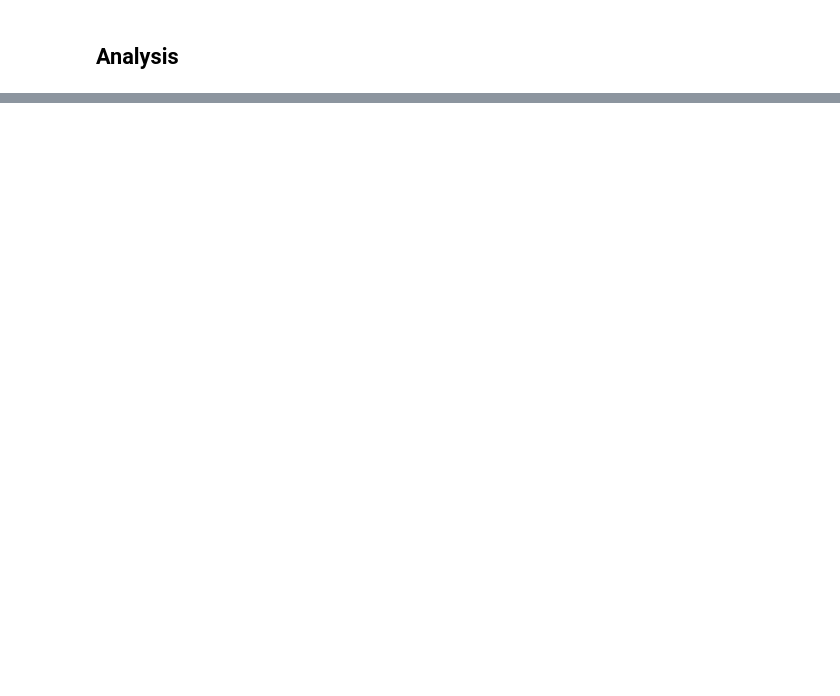
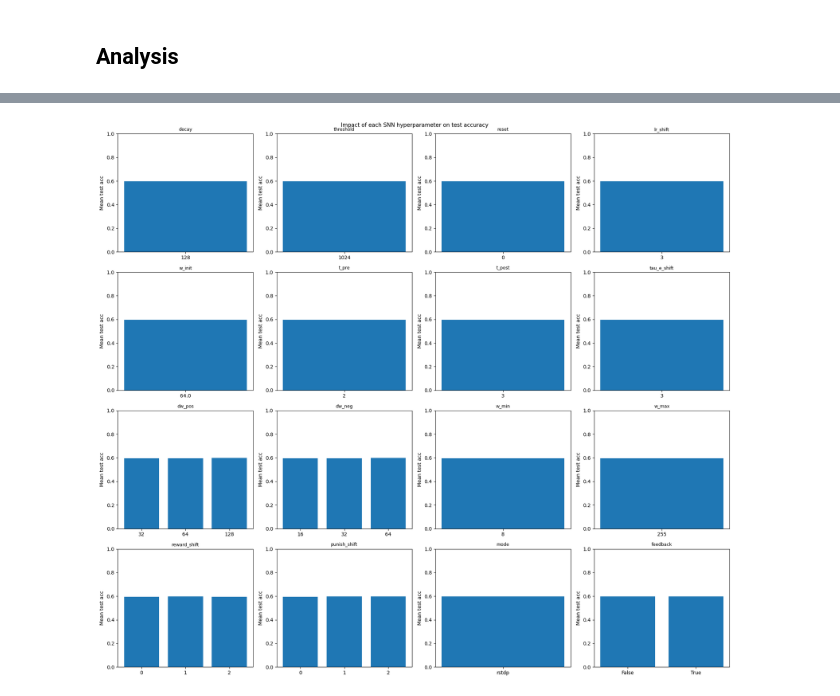
Before and after one commit to robotgreier/python_neural_network, a Jupyter notebook: Python_implementation/LIF_SNN_preprocessing_tuning.ipynb, the cells around one changed output, grey strips where cells are left out. Cells and saved outputs as stored; diff of their text form; code cells hidden in the pictures; blank space fills up the shorter version.

```diff
--- a/Python_implementation/LIF_SNN_preprocessing_tuning.ipynb
+++ b/Python_implementation/LIF_SNN_preprocessing_tuning.ipynb
@@ -565,0 +762,14 @@ plt.show()
+# %%
+snn_cols = [
+    "decay", "threshold", "reset",
+    "lr_shift", "w_init", "t_pre", "t_post", "tau_e_shift",
+    "dw_pos", "dw_neg", "w_min", "w_max",
+    "reward_shift", "punish_shift",
+    "mode", "feedback",
+]
+
+print("=== Mean test accuracy by SNN hyperparameter ===\n")
+for col in snn_cols:
+    print(f"  {col}:")
+    print(df.groupby(col)["mean_test_acc"].mean().round(4).to_string())
+    print()
@@ -565,0 +794,22 @@ plt.show()
+# %%
+n_cols = 4
+n_rows = math.ceil(len(snn_cols) / n_cols)
+
+fig, axes = plt.subplots(n_rows, n_cols, figsize=(18, n_rows * 4))
+axes = axes.flatten()
+
+for ax, col in zip(axes, snn_cols):
+    grouped = df.groupby(col)["mean_test_acc"].mean()
+    ax.bar([str(v) for v in grouped.index], grouped.values)
+    ax.set_title(col, fontsize=9)
+    ax.set_ylabel("Mean test acc")
+    ax.set_ylim(0, 1)
+
+for ax in axes[len(snn_cols):]:
+    ax.set_visible(False)
+
+plt.suptitle("Impact of each SNN hyperparameter on test accuracy", fontsize=11)
+plt.tight_layout()
+plt.show()
+# %% [output]
+[figure, added]
```
Also changed, not shown: parts of 20 cells of this notebook, 5 other files.
